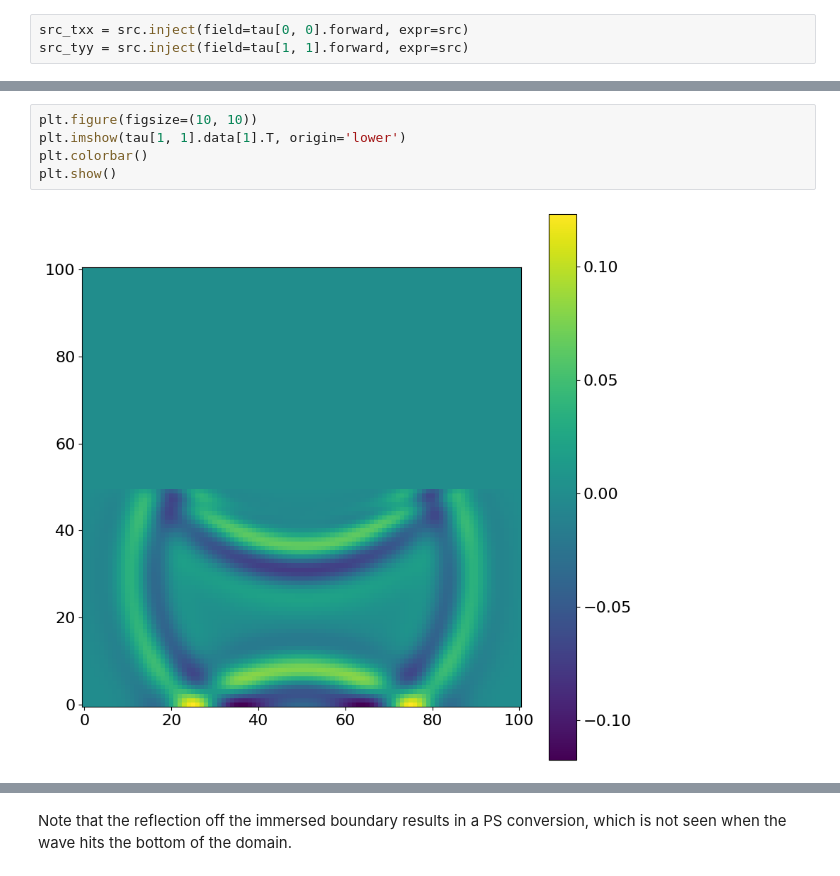
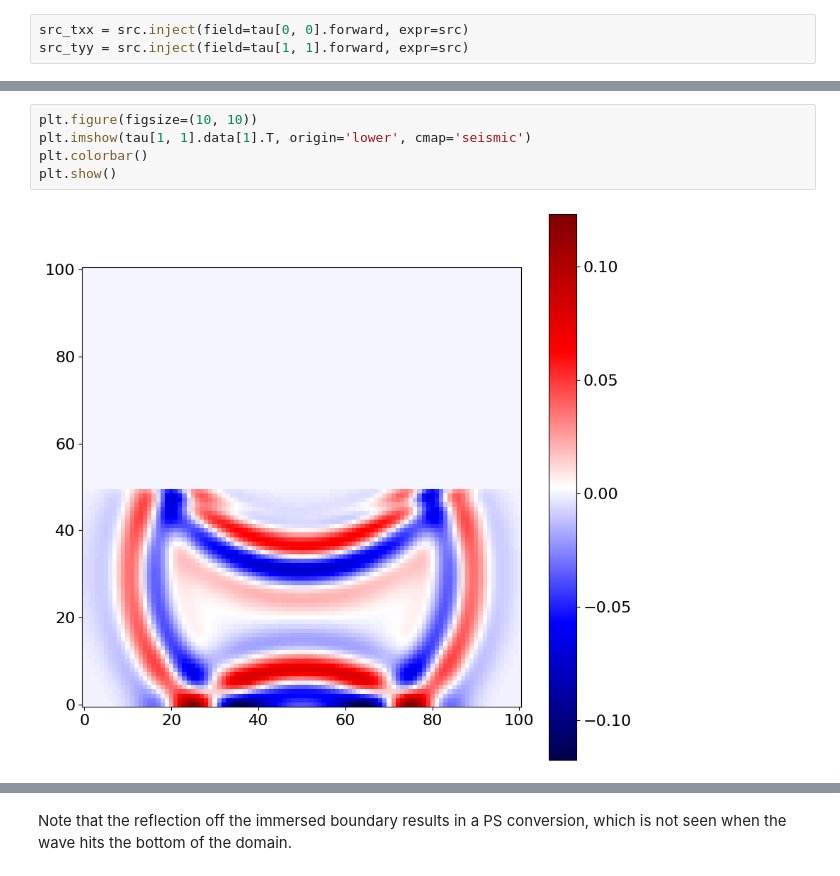
Before and after one commit to devitocodes/schism, a Jupyter notebook: examples/12_elastic_flat_surface.ipynb, the cells around one changed output, grey strips where cells are left out. Cells and saved outputs as stored; diff of their text form.

```diff
--- a/examples/12_elastic_flat_surface.ipynb
+++ b/examples/12_elastic_flat_surface.ipynb
@@ -226,9 +226,9 @@ plt.show()
 # %%
 plt.figure(figsize=(10, 10))
-plt.imshow(tau[1, 1].data[1].T, origin='lower')
+plt.imshow(tau[1, 1].data[1].T, origin='lower', cmap='seismic')
 plt.colorbar()
 plt.show()
 # %% [output]
-[figure, old version]
+[figure, new version]
 # %%
 plt.figure(figsize=(10, 10))
```
Also changed, not shown: parts of 12 cells of this notebook, 18 other files.
